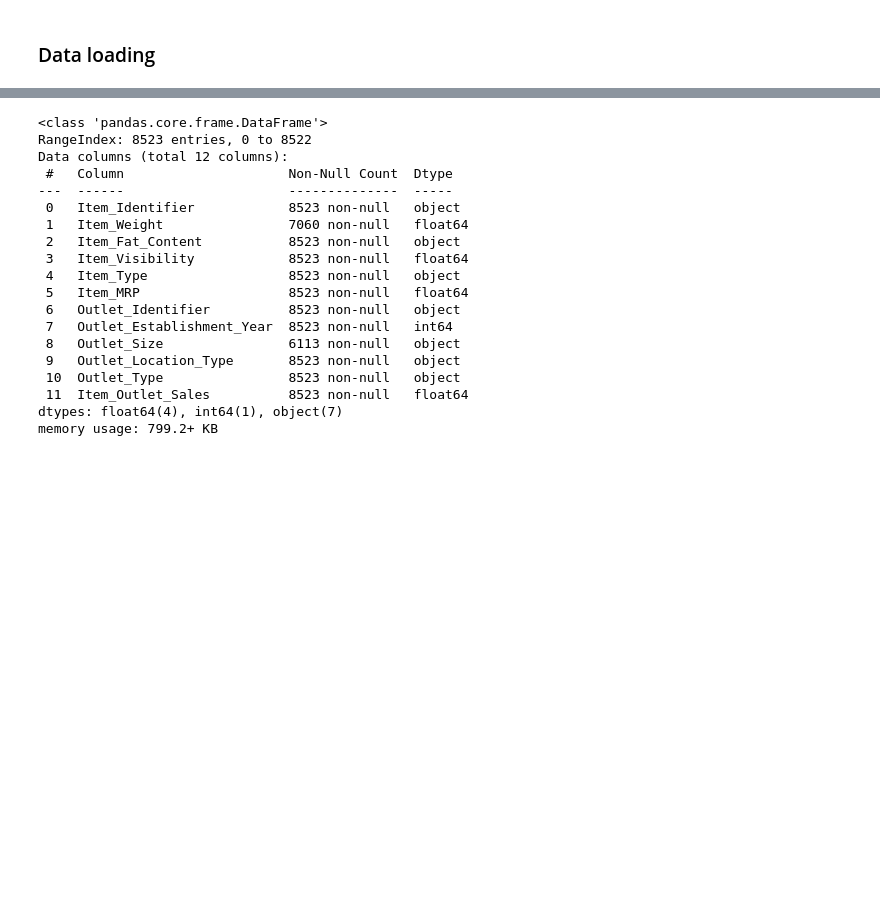
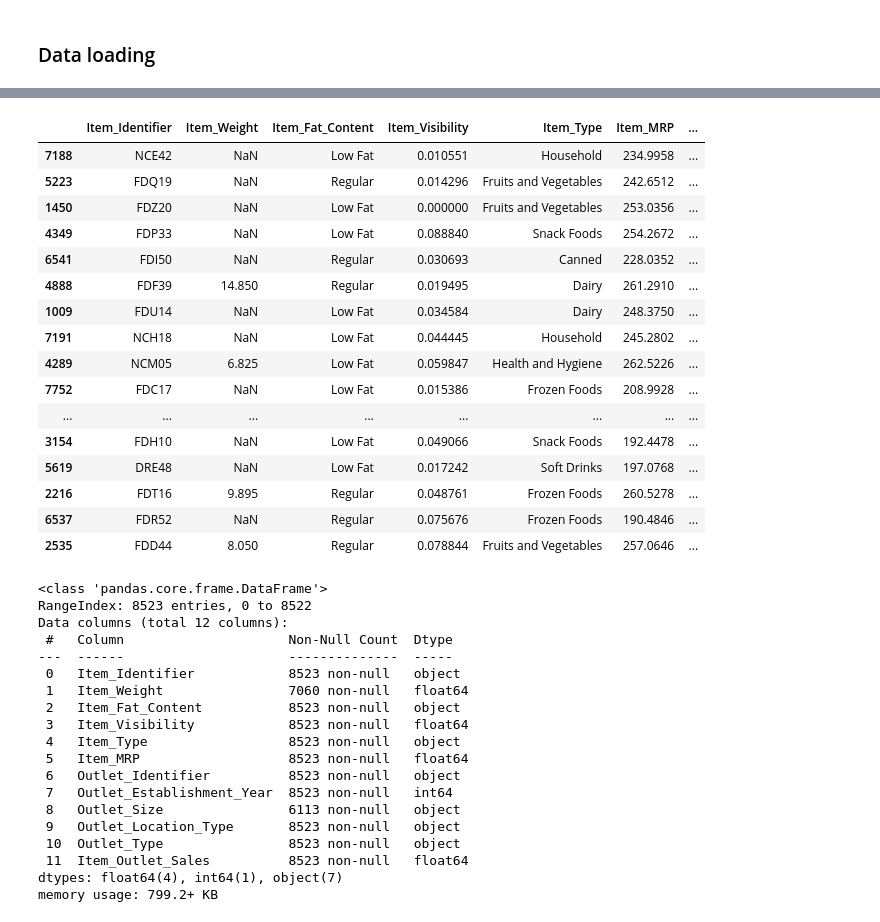
Before and after one commit to Dnyaneshwari-Chidrawar/big_mart_sales_prediction, a Jupyter notebook: sales_prediction.ipynb, the cells around one changed output, grey strips where cells are left out. Cells and saved outputs as stored; diff of their text form; code cells hidden in the pictures; blank space fills up the shorter version.

```diff
--- a/sales_prediction.ipynb
+++ b/sales_prediction.ipynb
@@ -28,3 +48,23 @@ pd.set_option('display.width', 1000)
+# %%
+df.sort_values(by='Item_Outlet_Sales', ascending=False).head(30)
+# %% [output]
+|  | Item_Identifier | Item_Weight | Item_Fat_Content | Item_Visibility | Item_Type | Item_MRP | ... |
+| 7188 | NCE42 | NaN | Low Fat | 0.010551 | Household | 234.9958 | ... |
+| 5223 | FDQ19 | NaN | Regular | 0.014296 | Fruits and Vegetables | 242.6512 | ... |
+| 1450 | FDZ20 | NaN | Low Fat | 0.000000 | Fruits and Vegetables | 253.0356 | ... |
+| 4349 | FDP33 | NaN | Low Fat | 0.088840 | Snack Foods | 254.2672 | ... |
+| 6541 | FDI50 | NaN | Regular | 0.030693 | Canned | 228.0352 | ... |
+| 4888 | FDF39 | 14.850 | Regular | 0.019495 | Dairy | 261.2910 | ... |
+| 1009 | FDU14 | NaN | Low Fat | 0.034584 | Dairy | 248.3750 | ... |
+| 7191 | NCH18 | NaN | Low Fat | 0.044445 | Household | 245.2802 | ... |
+| 4289 | NCM05 | 6.825 | Low Fat | 0.059847 | Health and Hygiene | 262.5226 | ... |
+| 7752 | FDC17 | NaN | Low Fat | 0.015386 | Frozen Foods | 208.9928 | ... |
+| ... | ... | ... | ... | ... | ... | ... | ... |
+| 3154 | FDH10 | NaN | Low Fat | 0.049066 | Snack Foods | 192.4478 | ... |
+| 5619 | DRE48 | NaN | Low Fat | 0.017242 | Soft Drinks | 197.0768 | ... |
+| 2216 | FDT16 | 9.895 | Regular | 0.048761 | Frozen Foods | 260.5278 | ... |
+| 6537 | FDR52 | NaN | Regular | 0.075676 | Frozen Foods | 190.4846 | ... |
+| 2535 | FDD44 | 8.050 | Regular | 0.078844 | Fruits and Vegetables | 257.0646 | ... |
 # %%
 df.info()
 # %% [output]
```
Also changed, not shown: parts of 34 cells of this notebook.
